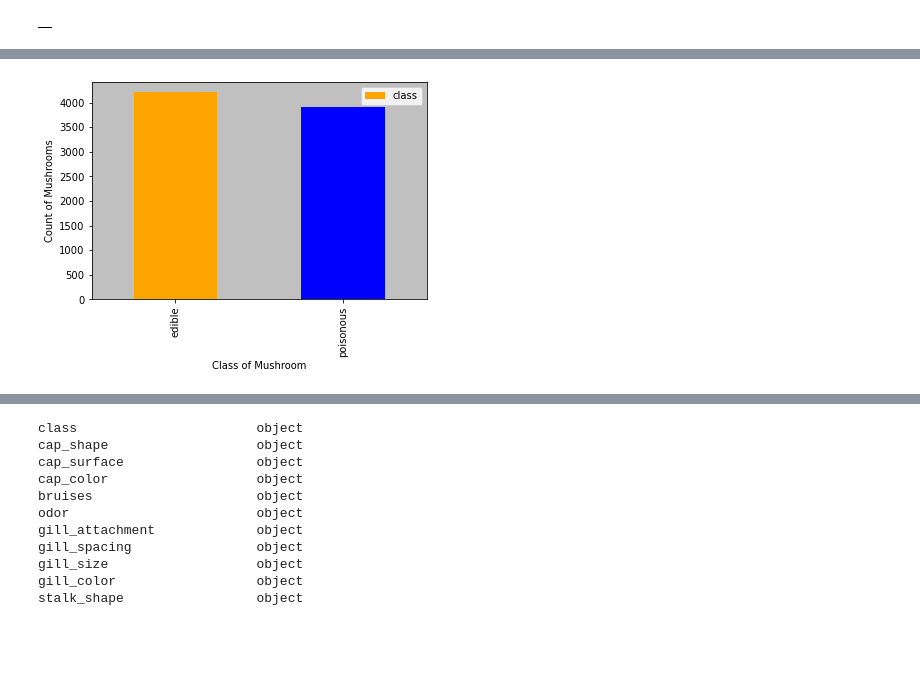
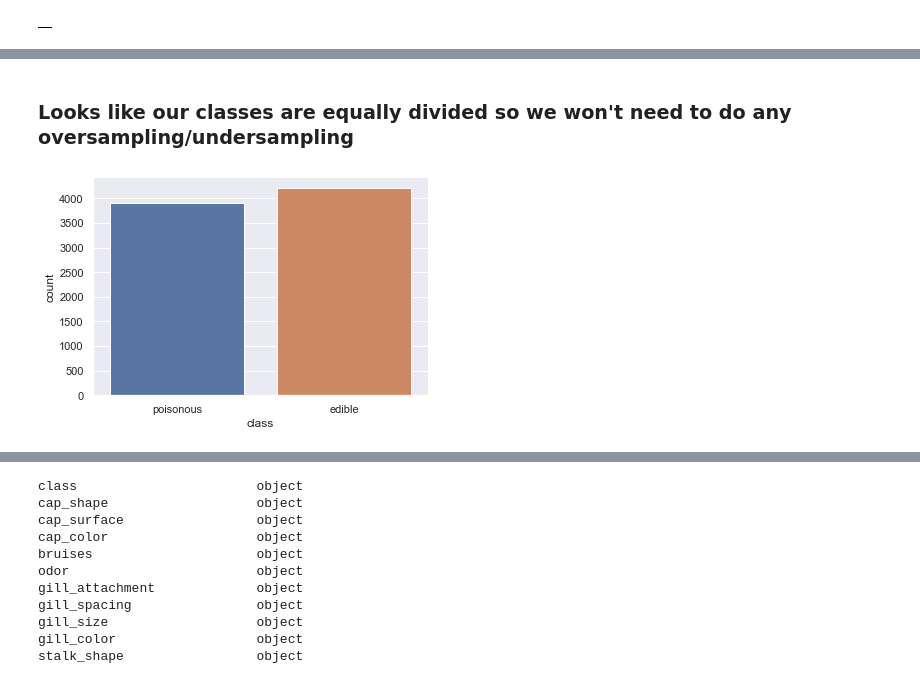
Before and after one commit to Vaishali715/Final_Project, a Jupyter notebook: Data_Visualization.ipynb, the cells around one changed output, grey strips where cells are left out. Saved outputs shown, nothing was run; the diff lists cells and outputs as text; code cells hidden in the pictures; blank space fills up the shorter version.

Commit message:
Data Visualizations complete and Images added.

```diff
--- a/Data_Visualization.ipynb
+++ b/Data_Visualization.ipynb
@@ -100,9 +102,11 @@ clean_mushroom_numeric.head()
 clean_mushroom.corr()
 # %% [output]
 |  |
+# %%
+sns.set_style('dark')
 # %%
 plt.figure(figsize=(25,25))
-
+sns.set(font_scale = 2)
 sns.heatmap((clean_mushroom_numeric).corr(), vmax=1, annot=True, fmt='.1f',cmap="rocket_r", square=True)
 # %% [output]
 <AxesSubplot:>
@@ -126,12 +133,13 @@ highly_correlated_df.corr()
 | spore_print_color | -0.519982 | 0.572069 | -0.573933 | -0.068909 | -0.042848 | 1.000000 | 0.008433 | ... |
 | stalk_color_above_ring | 0.197177 | 0.403830 | -0.036693 | 0.122946 | 0.103416 | 0.008433 | 1.000000 | ... |
 | stalk_color_below_ring | 0.213054 | 0.406557 | -0.005017 | 0.116158 | 0.097585 | -0.025539 | 0.634053 | ... |
+# %%
+sns.set_style('dark')
+sns.set_style('whitegrid')
+# %% [markdown]
+### Looks like our classes are equally divided so we won't need to do any oversampling/undersampling
 # %%
-clean_mushroom['class'].value_counts().plot(kind='bar', color=["orange", "blue"], label="class")
-plt.xlabel("Class of Mushroom")
-plt.ylabel("Count of Mushrooms")
-plt.legend()
-ax = plt.axes()
-ax.set_facecolor('silver')
+sns.countplot(x='class', data=clean_mushroom)
+sns.despine()
 # %% [output]
-[figure, old version]
+[figure, new version]
```
Also changed, not shown: parts of 40 cells of this notebook, 12 other files.
